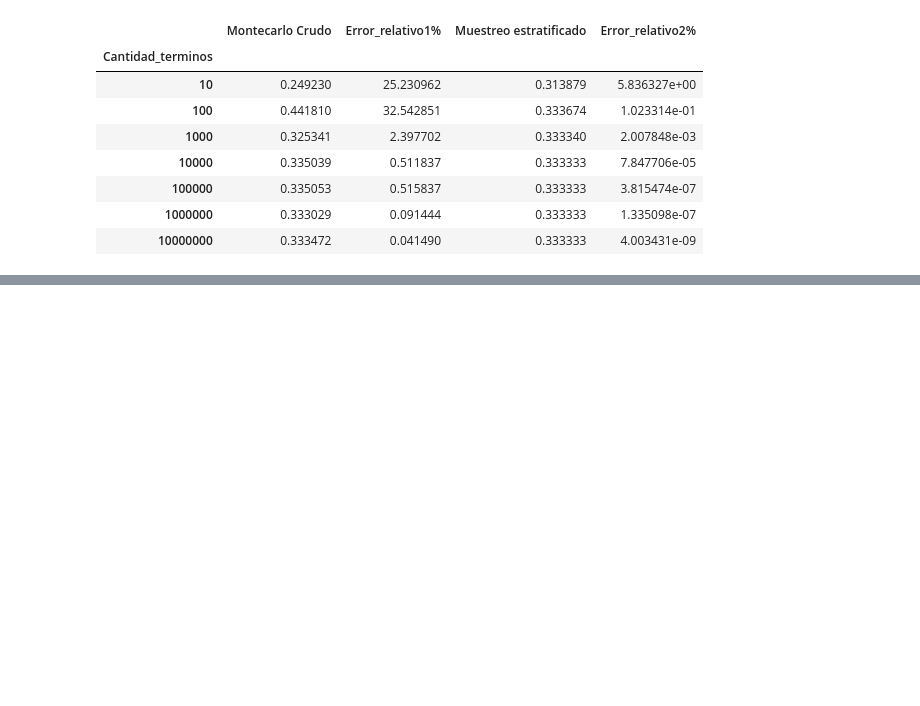
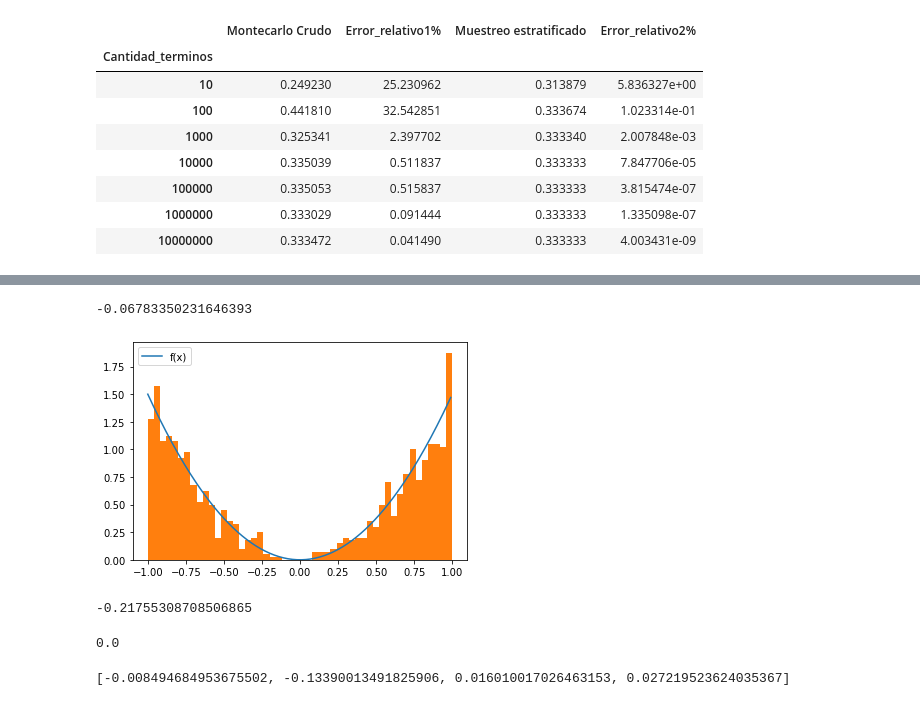
Before and after one commit to Sofiagarciaif/Tarea7_CantuM_GarciaS, a Jupyter notebook: Tarea7.ipynb, the cells around one changed output, grey strips where cells are left out. Saved outputs shown, nothing was run; the diff lists cells and outputs as text; code cells hidden in the pictures; blank space fills up the shorter version.

```diff
--- a/Tarea7.ipynb
+++ b/Tarea7.ipynb
@@ -93,0 +247,60 @@ df
+# %%
+f = lambda x: (3/2)*x**2 if x>= -1 and x <= 1 else 0
+xi = lambda u: (2*(u-0.5))**(1/3) if u > 0.5 else -(2*(0.5-u))**(1/3)
+# %%
+# a)
+np.random.seed(100)
+N = 10
+a =  np.random.uniform(0, 1, N)
+
+muestra = np.asarray(list(map(xi, a)))
+
+muestra.mean()
+# %% [output]
+-0.06783350231646393
+# %%
+x = np.arange(-1,1,0.01)
+muestra = np.asarray(list(map(xi, np.random.uniform(0, 1, 1000) )))
+
+plt.plot(x,list(map(f,x)),label='f(x)')
+plt.hist(muestra, density = True, bins = 50)
+plt.legend()
+plt.show()
+# %% [output]
+[figure, added]
+# %%
+# b)
+n1 = 3; n2 = 3; n3 = 4
+suma = n1+n2+n3
+r1 = np.random.uniform(0, 0.6, n1)
+r2 = np.random.uniform(0.6, 0.9, n2)
+r3 = np.random.uniform(0.9, 1, n3)
+r = [r1, r2, r3]
+
+#Encontrar ponderación
+w1 = n1/suma/0.6
+w2 = n2/suma/0.3
+w3 = n3/suma/0.1
+w = [w1, w2, w3]
+
+muestras2 = list(map(lambda x: np.asarray(list(map(xi, x))), r))
+
+#Cada xi y dividirlo por wi
+Estratif1 = list(map(lambda x, wi: x/wi, muestras2, w))
+
+#Sacar la media, pero para esto
+Estratif = np.concatenate(Estratif1)
+med = np.mean(Estratif)
+print(med)
+# %% [output]
+-0.21755308708506865
+# %%
+# c)
+u1 = np.random.rand(5)
+u2 = 1-u1
+U = [u1, u2]
+
+muestras4 = list(map(lambda u: np.asarray(list(map(xi, u))), U))
+np.mean(muestras4)
+# %% [output]
+0.0
@@ -93,0 +313,12 @@ df
+# %%
+# d)
+B = [2, 4, 6, 10]
+
+a =  np.asarray(list(map(lambda x: estratos(0, 1, x), B)))
+
+muestras = np.asarray(list(map(lambda x: np.asarray(list(map(xi, x))), a)))
+
+med = [np.mean(muestras[x]) for x in range(4)]
+print(med)
+# %% [output]
+[-0.008494684953675502, -0.13390013491825906, 0.016010017026463153, 0.027219523624035367]
```
Also changed, not shown: parts of 16 cells of this notebook.
